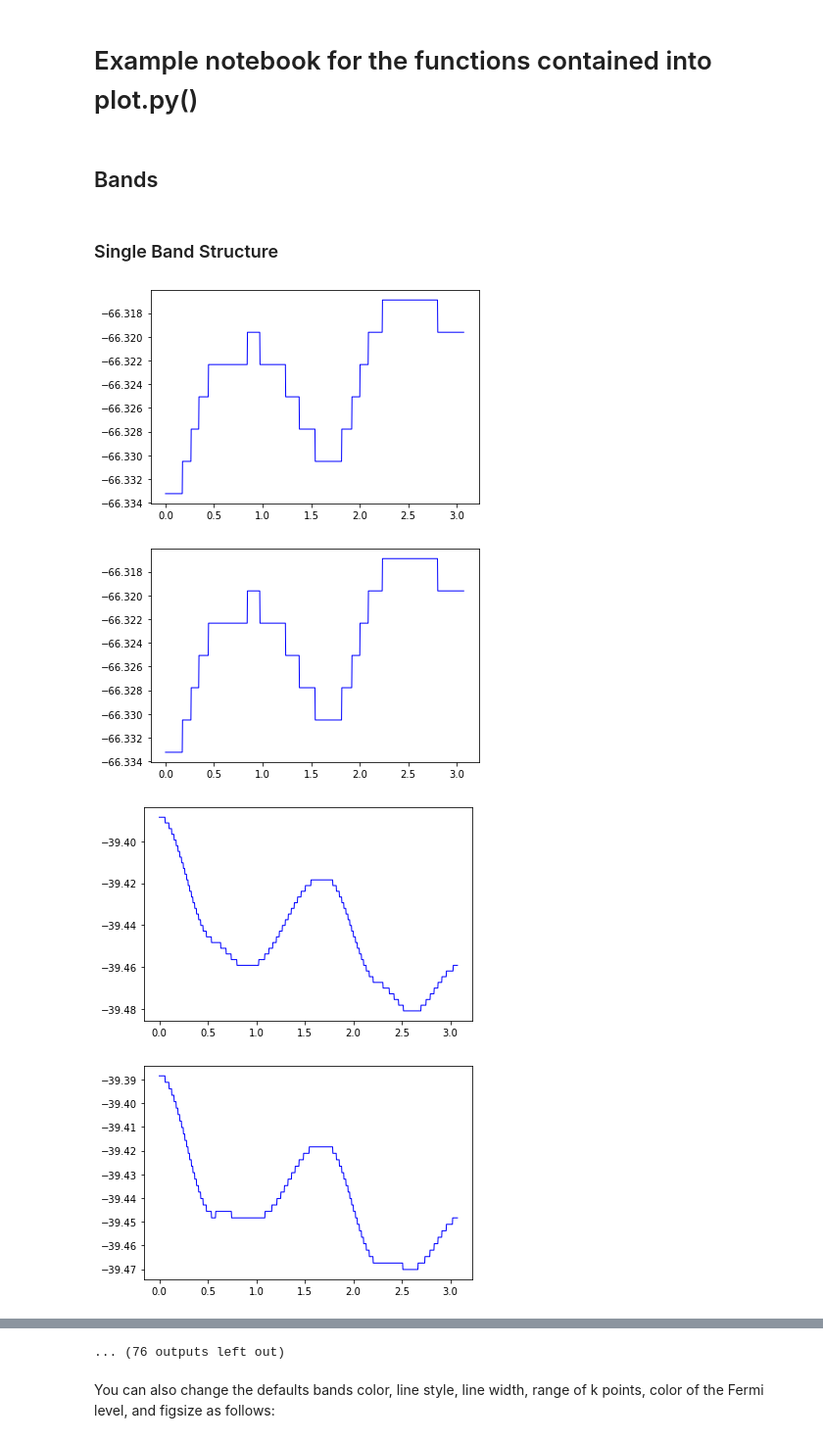
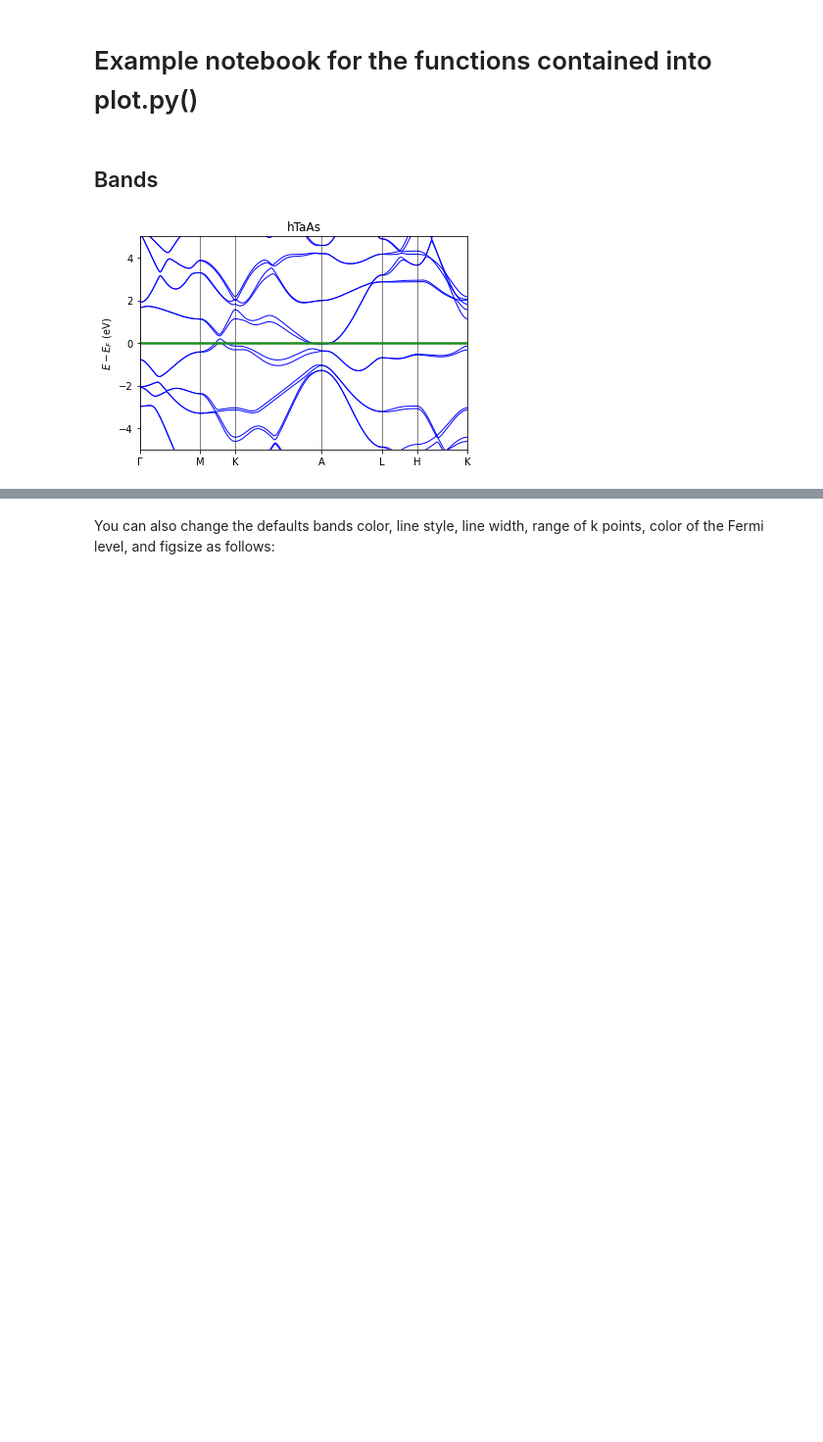
Before and after one commit to crystal-code-tools/CRYSTALpytools, a Jupyter notebook: examples/plot.ipynb, the cells around one changed output, grey strips where cells are left out. Shown at 98% size. Saved outputs shown, nothing was run; the diff lists cells and outputs as text; code cells hidden in the pictures; blank space fills up the shorter version.

Commit message:
Completed examples notebook for the plot.py collection, functions described plot_cry_bands(), plot_cry_doss(), and plot_cry_es()

```diff
--- a/examples/plot.ipynb
+++ b/examples/plot.ipynb
@@ -9,10 +8,7 @@ import crystal_functions.plot as cfplt
-# %% [markdown]
-### Single Band Structure
 # %%
-Data = Properties_output('data/hTaAs_lda_bande44.BAND').read_cry_bands()
-cfplt.plot_cry_bands(Data, energy_range=[-5, 5], k_labels=['Gamma', 'M', 'K', 'A', 'L', 'H', 'K'], title='hTaAs')
+Data = Properties_output().read_cry_bands(
+    'crystal_functions/examples/data/hTaAs_lda_bande44.BAND')
+cfplt.plot_cry_bands(
+    Data, energy_range=[-5, 5], k_labels=['Gamma', 'M', 'K', 'A', 'L', 'H', 'K'], title='hTaAs')
 # %% [output]
-[figure, old version]
+[figure, new version]
-[figure, removed]
-[figure, removed]
-[figure, removed]
@@ -27,4 +15,3 @@ cfplt.plot_cry_bands(Data, energy_range=[-5, 5], k_labels=['Gamma', 'M', 'K', 'A
-... (76 outputs left out)
 # %% [markdown]
 You can also change the defaults bands color, line style, line width, range of k points, color of the Fermi level, and figsize as follows:
 # %%
```
Also changed, not shown: parts of 34 cells of this notebook, 1 other file.
